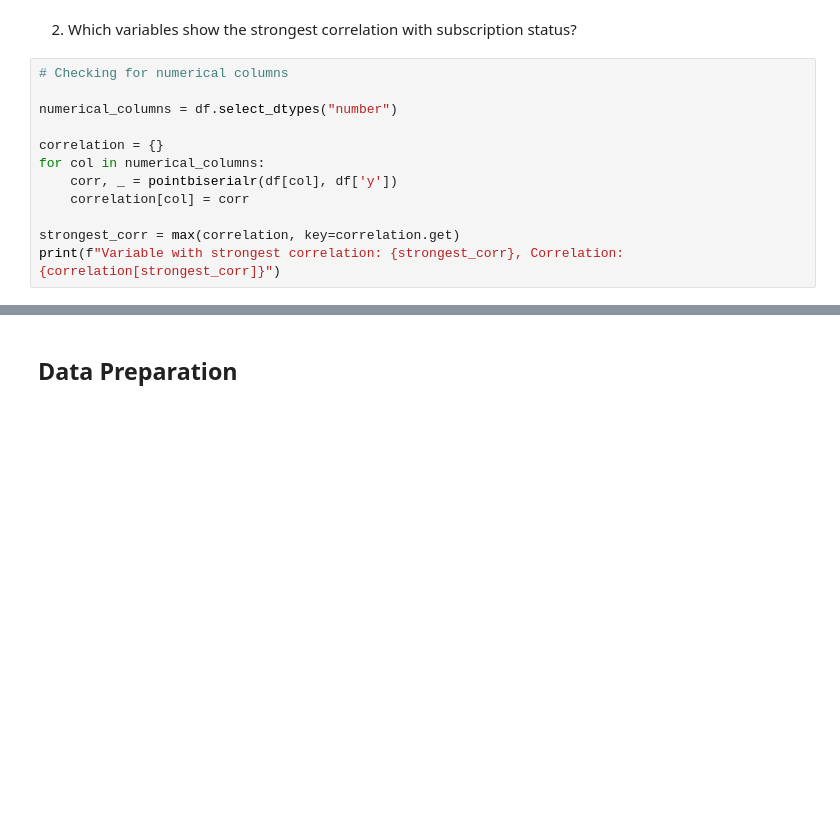
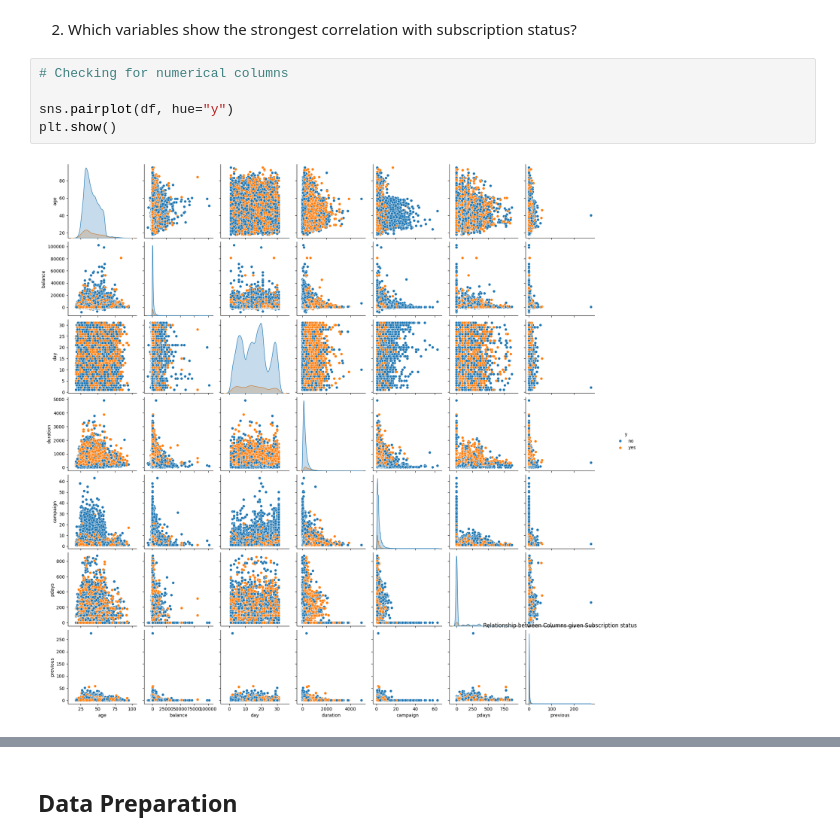
Before and after one commit to pk-aduyaw/term-deposit-subscription, a Jupyter notebook: project-code.ipynb, the cells around one changed output, grey strips where cells are left out. Drawn from its saved outputs; the diff is of its cells as text; blank space fills up the shorter version.

```diff
--- a/project-code.ipynb
+++ b/project-code.ipynb
@@ -259,15 +287,10 @@ The chart above shows us the distribution of subscribers and non-subscribers for
 We observe that there is a huge imbalance in the outcome/output column and this must be corrected else our model will be biased towards the output with the highest number.
 # %% [markdown]
 2. Which variables show the strongest correlation with subscription status?
-# %%
-# Checking for numerical columns
-
-numerical_columns = df.select_dtypes("number")
-
-correlation = {}
-for col in numerical_columns:
-    corr, _ = pointbiserialr(df[col], df['y'])
-    correlation[col] = corr
-
-strongest_corr = max(correlation, key=correlation.get)
-print(f"Variable with strongest correlation: {strongest_corr}, Correlation: {correlation[strongest_corr]}")
+# %%
+# Checking for numerical columns
+
+sns.pairplot(df, hue="y")
+plt.show()
+# %% [output]
+[figure, added]
```
Also changed, not shown: parts of 21 cells of this notebook.
